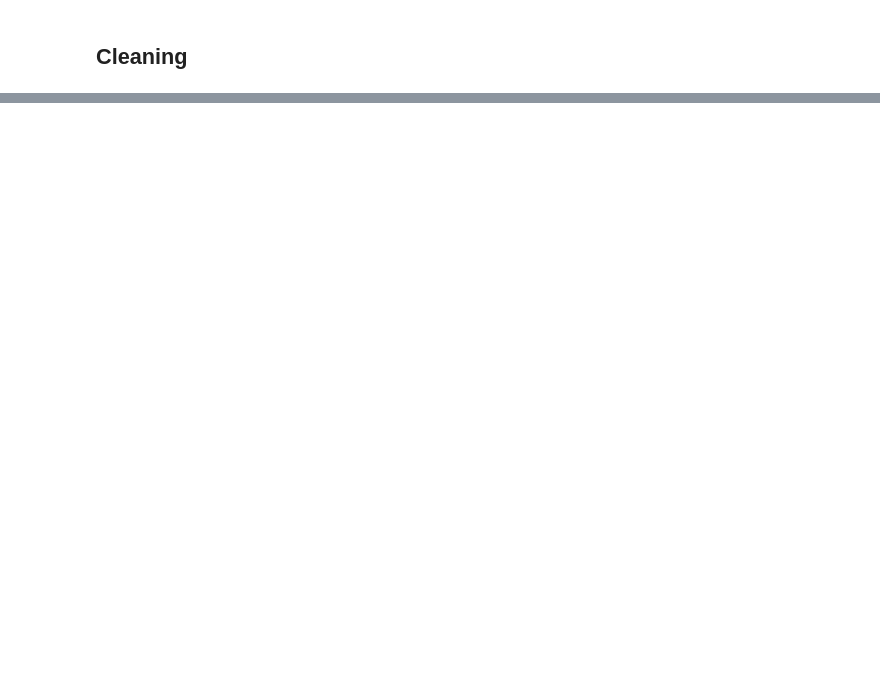
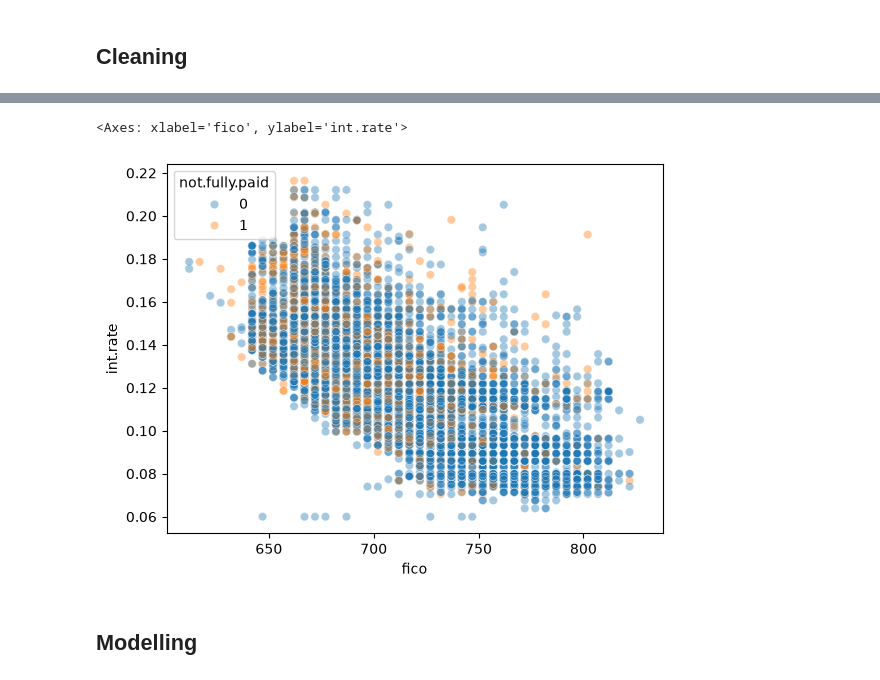
Before and after one commit to Ri-Dearg/aiml-labs, a Jupyter notebook: lab4c.ipynb, the cells around one changed output, grey strips where cells are left out. Saved outputs shown, nothing was run; the diff lists cells and outputs as text; code cells hidden in the pictures; blank space fills up the shorter version.

```diff
--- a/lab4c.ipynb
+++ b/lab4c.ipynb
@@ -113,0 +150,9 @@ for ax, col in zip(axes.flat, cols):
+# %%
+# Fico and int.rate have a clear linear relationship but
+# not.fully.paid is not clearly separable by either variable.
+sns.scatterplot(data=df, x='fico', y='int.rate', hue='not.fully.paid', alpha=0.4)
+# %% [output]
+<Axes: xlabel='fico', ylabel='int.rate'>
+[figure, added]
+# %% [markdown]
+## Modelling
```
Also changed, not shown: parts of 11 cells of this notebook.
